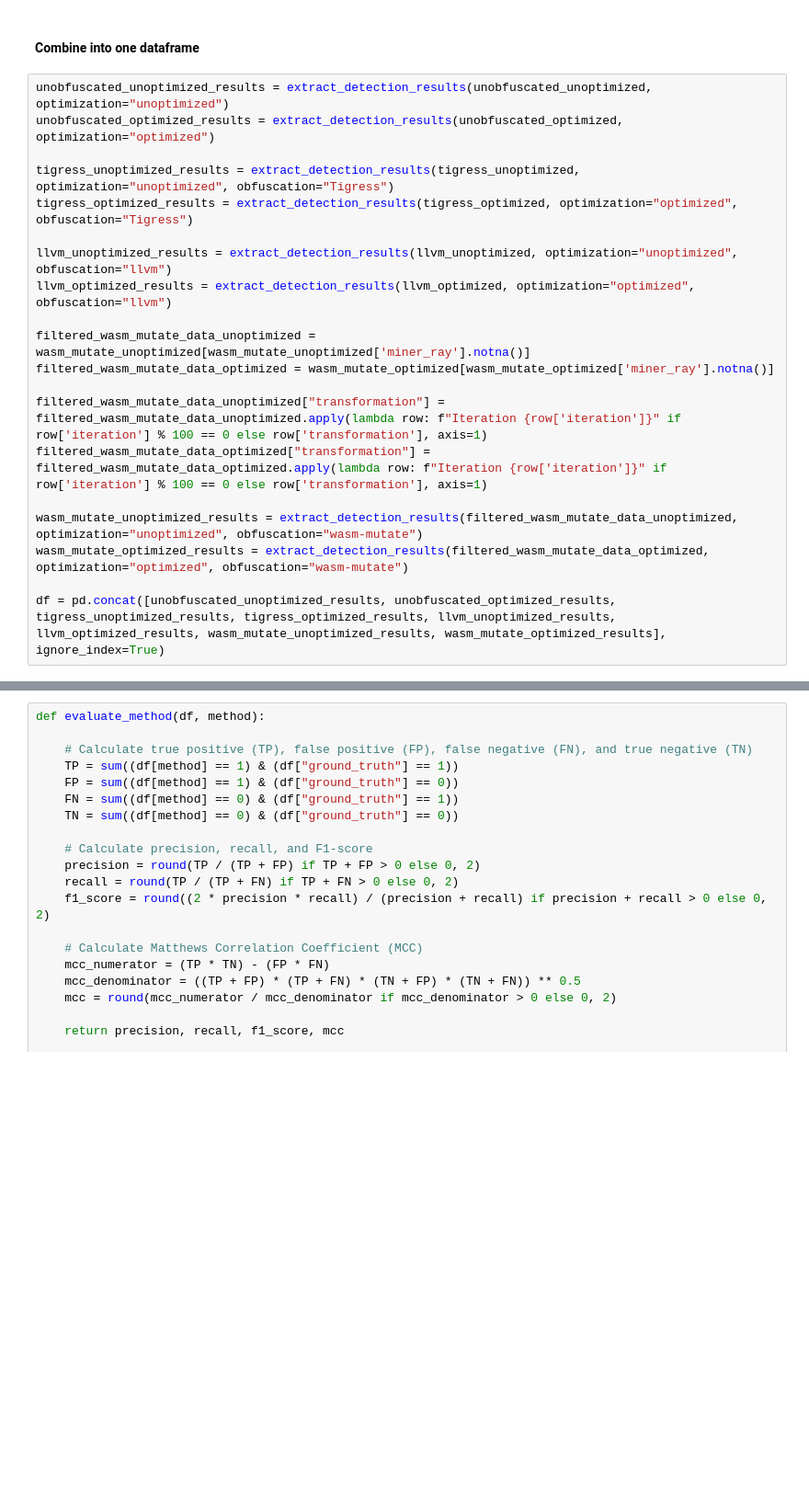
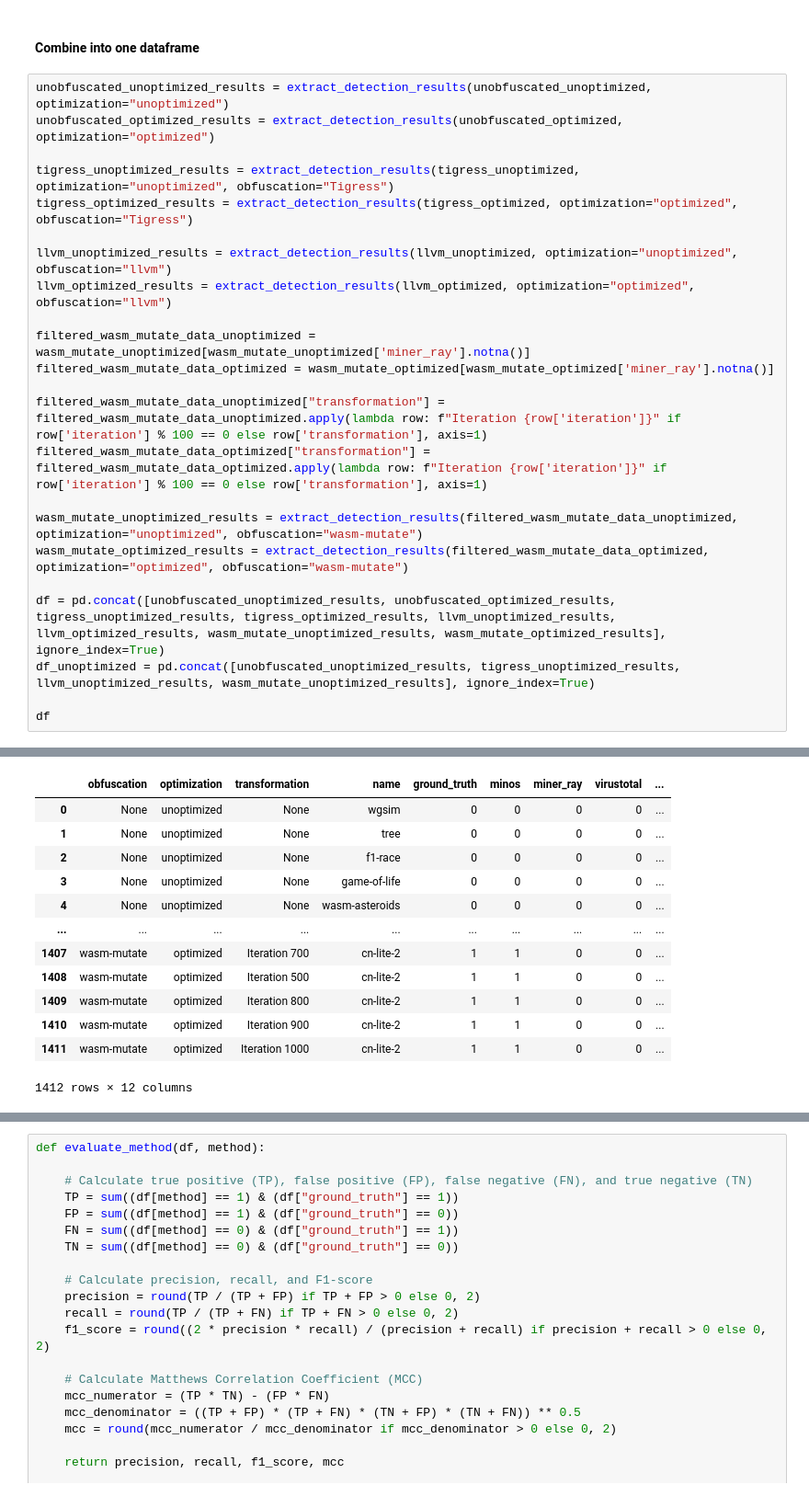
Before and after one commit to HakonHarnes/wasm-obf, a Jupyter notebook: analysis/detectability.ipynb, the cells around one changed output, grey strips where cells are left out. Shown at 92% size. Cells and saved outputs as stored; diff of their text form; blank space fills up the shorter version.

```diff
--- a/analysis/detectability.ipynb
+++ b/analysis/detectability.ipynb
@@ -137,30 +167,46 @@ llvm_unoptimized_results = extract_detection_results(llvm_unoptimized, optimizat
 llvm_optimized_results = extract_detection_results(llvm_optimized, optimization="optimized", obfuscation="llvm")
 
 filtered_wasm_mutate_data_unoptimized = wasm_mutate_unoptimized[wasm_mutate_unoptimized['miner_ray'].notna()]
 filtered_wasm_mutate_data_optimized = wasm_mutate_optimized[wasm_mutate_optimized['miner_ray'].notna()]
 
 filtered_wasm_mutate_data_unoptimized["transformation"] = filtered_wasm_mutate_data_unoptimized.apply(lambda row: f"Iteration {row['iteration']}" if row['iteration'] % 100 == 0 else row['transformation'], axis=1)
 filtered_wasm_mutate_data_optimized["transformation"] = filtered_wasm_mutate_data_optimized.apply(lambda row: f"Iteration {row['iteration']}" if row['iteration'] % 100 == 0 else row['transformation'], axis=1)
 
 wasm_mutate_unoptimized_results = extract_detection_results(filtered_wasm_mutate_data_unoptimized, optimization="unoptimized", obfuscation="wasm-mutate")
 wasm_mutate_optimized_results = extract_detection_results(filtered_wasm_mutate_data_optimized, optimization="optimized", obfuscation="wasm-mutate")
 
 df = pd.concat([unobfuscated_unoptimized_results, unobfuscated_optimized_results, tigress_unoptimized_results, tigress_optimized_results, llvm_unoptimized_results, llvm_optimized_results, wasm_mutate_unoptimized_results, wasm_mutate_optimized_results], ignore_index=True)
+df_unoptimized = pd.concat([unobfuscated_unoptimized_results, tigress_unoptimized_results, llvm_unoptimized_results, wasm_mutate_unoptimized_results], ignore_index=True)
+
+df
 # %% [output]
 A value is trying to be set on a copy of a slice from a DataFrame.
 Try using .loc[row_indexer,col_indexer] = value instead
 
 See the caveats in the documentation: https://pandas.pydata.org/pandas-docs/stable/user_guide/indexing.html#returning-a-view-versus-a-copy
   filtered_wasm_mutate_data_unoptimized["transformation"] = filtered_wasm_mutate_data_unoptimized.apply(lambda row: f"Iteration {row['iteration']}" if row['iteration'] % 100 == 0 else row['transformat ...
 A value is trying to be set on a copy of a slice from a DataFrame.
 Try using .loc[row_indexer,col_indexer] = value instead
 
 See the caveats in the documentation: https://pandas.pydata.org/pandas-docs/stable/user_guide/indexing.html#returning-a-view-versus-a-copy
   filtered_wasm_mutate_data_optimized["transformation"] = filtered_wasm_mutate_data_optimized.apply(lambda row: f"Iteration {row['iteration']}" if row['iteration'] % 100 == 0 else row['transformation' ...
 A value is trying to be set on a copy of a slice from a DataFrame.
 Try using .loc[row_indexer,col_indexer] = value instead
 ... (74 lines left out)
 Try using .loc[row_indexer,col_indexer] = value instead
 
 See the caveats in the documentation: https://pandas.pydata.org/pandas-docs/stable/user_guide/indexing.html#returning-a-view-versus-a-copy
   df["ground_truth"] = df["category"].apply(lambda x: 1 if x == "miners" else 0)
+|  | obfuscation | optimization | transformation | name | ground_truth | minos | miner_ray | virustotal | ... |
+| 0 | None | unoptimized | None | wgsim | 0 | 0 | 0 | 0 | ... |
+| 1 | None | unoptimized | None | tree | 0 | 0 | 0 | 0 | ... |
+| 2 | None | unoptimized | None | f1-race | 0 | 0 | 0 | 0 | ... |
+| 3 | None | unoptimized | None | game-of-life | 0 | 0 | 0 | 0 | ... |
+| 4 | None | unoptimized | None | wasm-asteroids | 0 | 0 | 0 | 0 | ... |
+| ... | ... | ... | ... | ... | ... | ... | ... | ... | ... |
+| 1407 | wasm-mutate | optimized | Iteration 700 | cn-lite-2 | 1 | 1 | 0 | 0 | ... |
+| 1408 | wasm-mutate | optimized | Iteration 500 | cn-lite-2 | 1 | 1 | 0 | 0 | ... |
+| 1409 | wasm-mutate | optimized | Iteration 800 | cn-lite-2 | 1 | 1 | 0 | 0 | ... |
+| 1410 | wasm-mutate | optimized | Iteration 900 | cn-lite-2 | 1 | 1 | 0 | 0 | ... |
+| 1411 | wasm-mutate | optimized | Iteration 1000 | cn-lite-2 | 1 | 1 | 0 | 0 | ... |
+1412 rows × 12 columns
```
Also changed, not shown: parts of 13 cells of this notebook, 3 other files.
